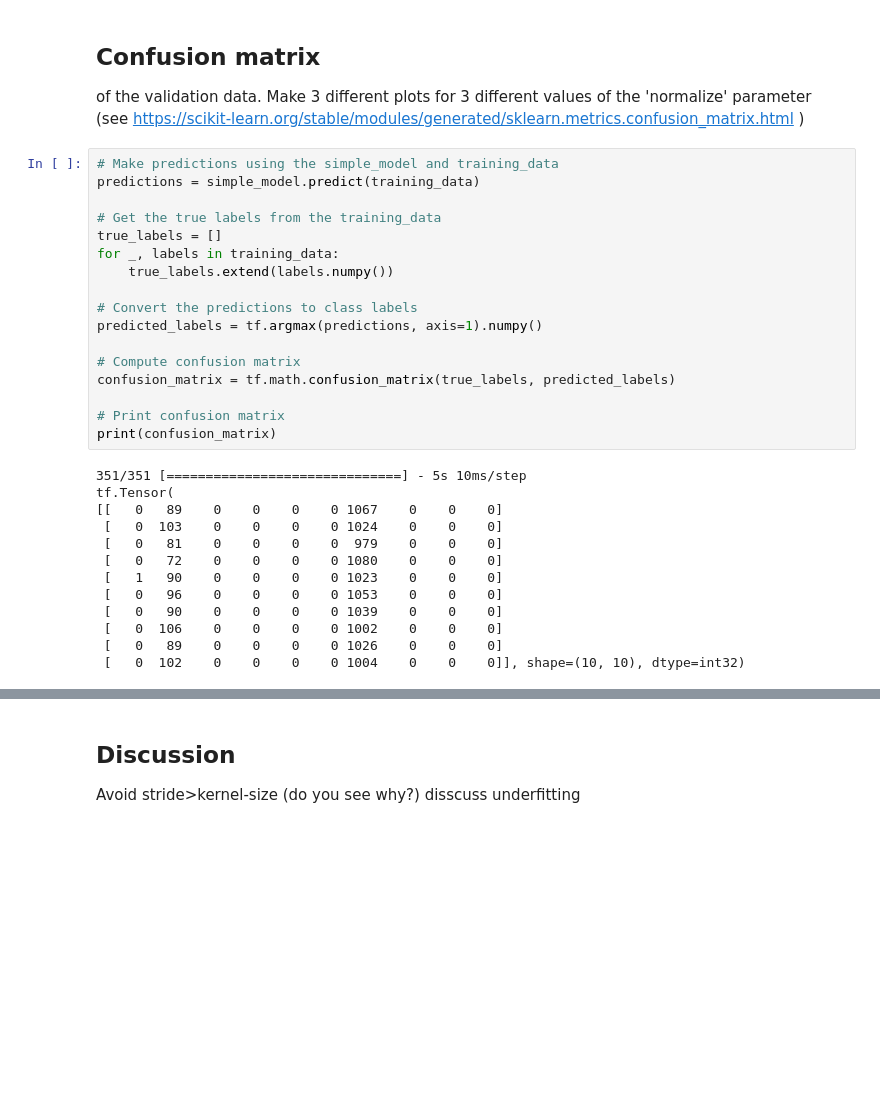
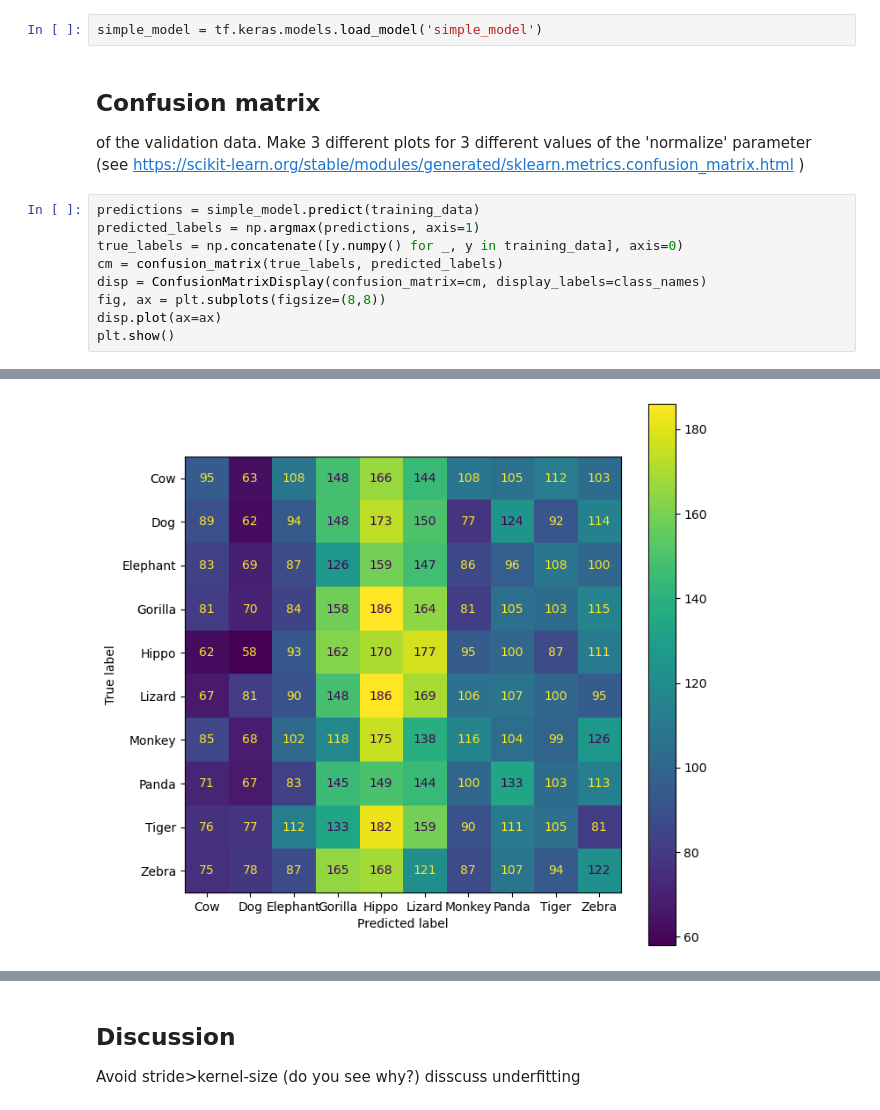
Before and after one commit to schbm/cnn-mc-classification, a Jupyter notebook: notebook/main.ipynb, the cells around one changed output, grey strips where cells are left out. Drawn from its saved outputs; the diff is of its cells as text; blank space fills up the shorter version.

```diff
--- a/notebook/main.ipynb
+++ b/notebook/main.ipynb
@@ -215,38 +336,20 @@ simple_model.save("simple_model")
 WARNING:absl:Found untraced functions such as _jit_compiled_convolution_op while saving (showing 1 of 1). These functions will not be directly callable after loading.
 INFO:tensorflow:Assets written to: simple_model\assets
 INFO:tensorflow:Assets written to: simple_model\assets
+# %%
+simple_model = tf.keras.models.load_model('simple_model')
 # %% [markdown]
 ## Confusion matrix
 of the validation data.
 Make 3 different plots for 3 different values of the
 'normalize' parameter (see https://scikit-learn.org/stable/modules/generated/sklearn.metrics.confusion_matrix.html )
-# %%
-# Make predictions using the simple_model and training_data
-predictions = simple_model.predict(training_data)
-
-# Get the true labels from the training_data
-true_labels = []
-for _, labels in training_data:
-    true_labels.extend(labels.numpy())
-
-# Convert the predictions to class labels
-predicted_labels = tf.argmax(predictions, axis=1).numpy()
-
-# Compute confusion matrix
-confusion_matrix = tf.math.confusion_matrix(true_labels, predicted_labels)
-
-# Print confusion matrix
-print(confusion_matrix)
-# %% [output]
-351/351 [==============================] - 5s 10ms/step
-tf.Tensor(
-[[   0   89    0    0    0    0 1067    0    0    0]
- [   0  103    0    0    0    0 1024    0    0    0]
- [   0   81    0    0    0    0  979    0    0    0]
- [   0   72    0    0    0    0 1080    0    0    0]
- [   1   90    0    0    0    0 1023    0    0    0]
- [   0   96    0    0    0    0 1053    0    0    0]
- [   0   90    0    0    0    0 1039    0    0    0]
- [   0  106    0    0    0    0 1002    0    0    0]
- [   0   89    0    0    0    0 1026    0    0    0]
- [   0  102    0    0    0    0 1004    0    0    0]], shape=(10, 10), dtype=int32)
+# %%
+predictions = simple_model.predict(training_data)
+predicted_labels = np.argmax(predictions, axis=1)
+true_labels = np.concatenate([y.numpy() for _, y in training_data], axis=0)
+cm = confusion_matrix(true_labels, predicted_labels)
+disp = ConfusionMatrixDisplay(confusion_matrix=cm, display_labels=class_names)
+fig, ax = plt.subplots(figsize=(8,8))
+disp.plot(ax=ax)
+plt.show()
+# %% [output]
@@ -252,0 +357 @@ tf.Tensor(
+[figure, added]
```
Also changed, not shown: parts of 47 cells of this notebook, 7 other files.
